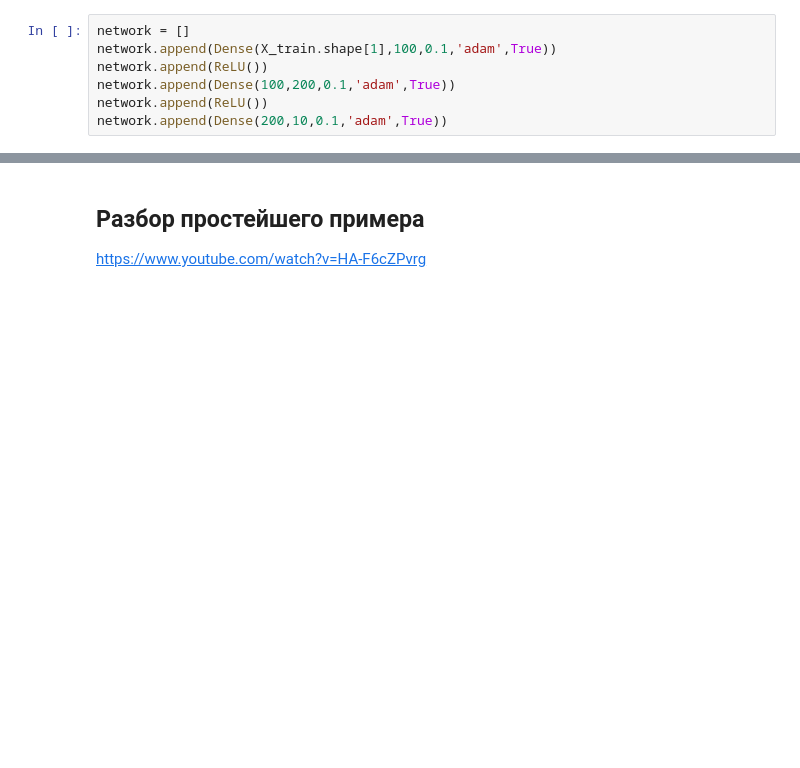
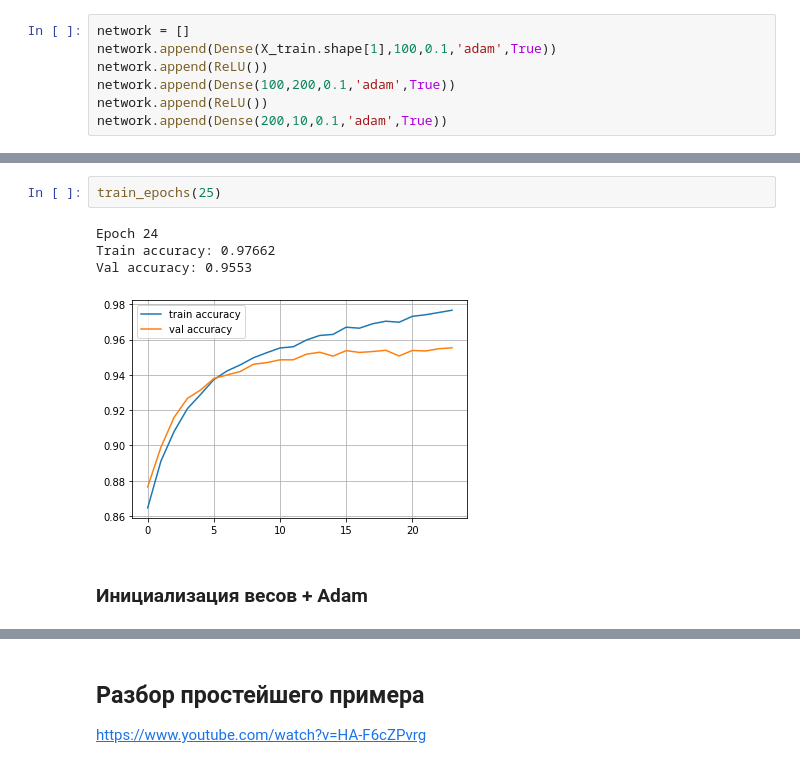
Before and after one commit to alexeybevz/neural-network, a Jupyter notebook: NumpyNN_(honor).ipynb, the cells around one changed output, grey strips where cells are left out. Drawn from its saved outputs; the diff is of its cells as text; blank space fills up the shorter version.

```diff
--- a/NumpyNN_(honor).ipynb
+++ b/NumpyNN_(honor).ipynb
@@ -715,0 +752,9 @@ network.append(Dense(200,10,0.1,'adam',True))
+# %%
+train_epochs(25)
+# %% [output]
+Epoch 24
+Train accuracy: 0.97662
+Val accuracy: 0.9553
+[figure, added]
+# %% [markdown]
+### Инициализация весов + Adam
```
Also changed, not shown: parts of 17 cells of this notebook.
